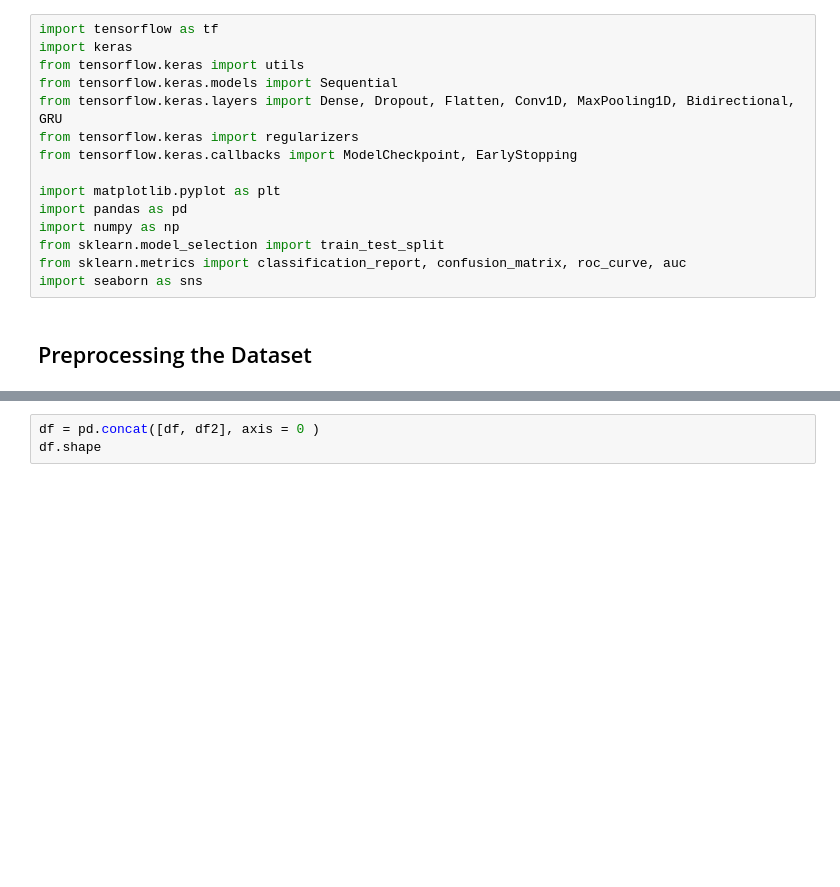
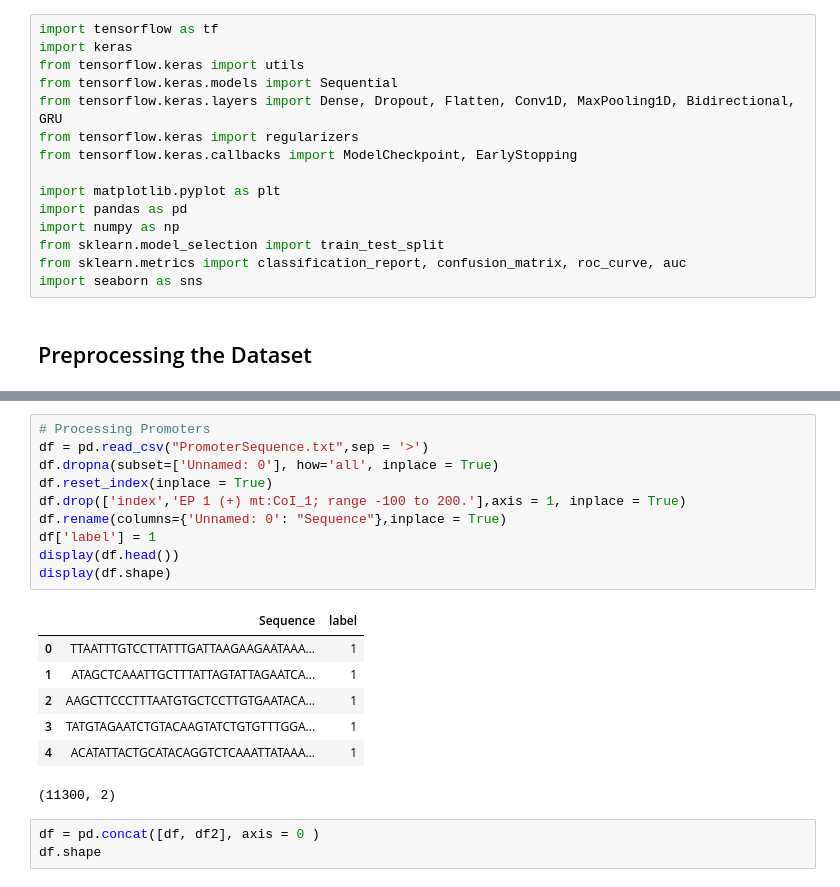
Before and after one commit to shantanufuke/DNA-Promoter-Classification-CNN, a Jupyter notebook: DNA-Promoter-Classification-CNN.ipynb, the cells around one changed output, grey strips where cells are left out. Drawn from its saved outputs; the diff is of its cells as text; blank space fills up the shorter version.

```diff
--- a/DNA-Promoter-Classification-CNN.ipynb
+++ b/DNA-Promoter-Classification-CNN.ipynb
@@ -55,4 +37,22 @@ display(df2.shape)
 (11300, 2)
+# %%
+# Processing Promoters
+df = pd.read_csv("PromoterSequence.txt",sep = '>')
+df.dropna(subset=['Unnamed: 0'], how='all', inplace = True)
+df.reset_index(inplace = True)
+df.drop(['index','EP 1 (+) mt:CoI_1; range -100 to 200.'],axis = 1, inplace = True)
+df.rename(columns={'Unnamed: 0': "Sequence"},inplace = True)
+df['label'] = 1
+display(df.head())
+display(df.shape)
+# %% [output]
+|  | Sequence | label |
+| 0 | TTAATTTGTCCTTATTTGATTAAGAAGAATAAA... | 1 |
+| 1 | ATAGCTCAAATTGCTTTATTAGTATTAGAATCA... | 1 |
+| 2 | AAGCTTCCCTTTAATGTGCTCCTTGTGAATACA... | 1 |
+| 3 | TATGTAGAATCTGTACAAGTATCTGTGTTTGGA... | 1 |
+| 4 | ACATATTACTGCATACAGGTCTCAAATTATAAA... | 1 |
+(11300, 2)
 # %%
 df = pd.concat([df, df2], axis = 0 )
 df.shape
```
Also changed, not shown: parts of 7 cells of this notebook, 1 other file.
